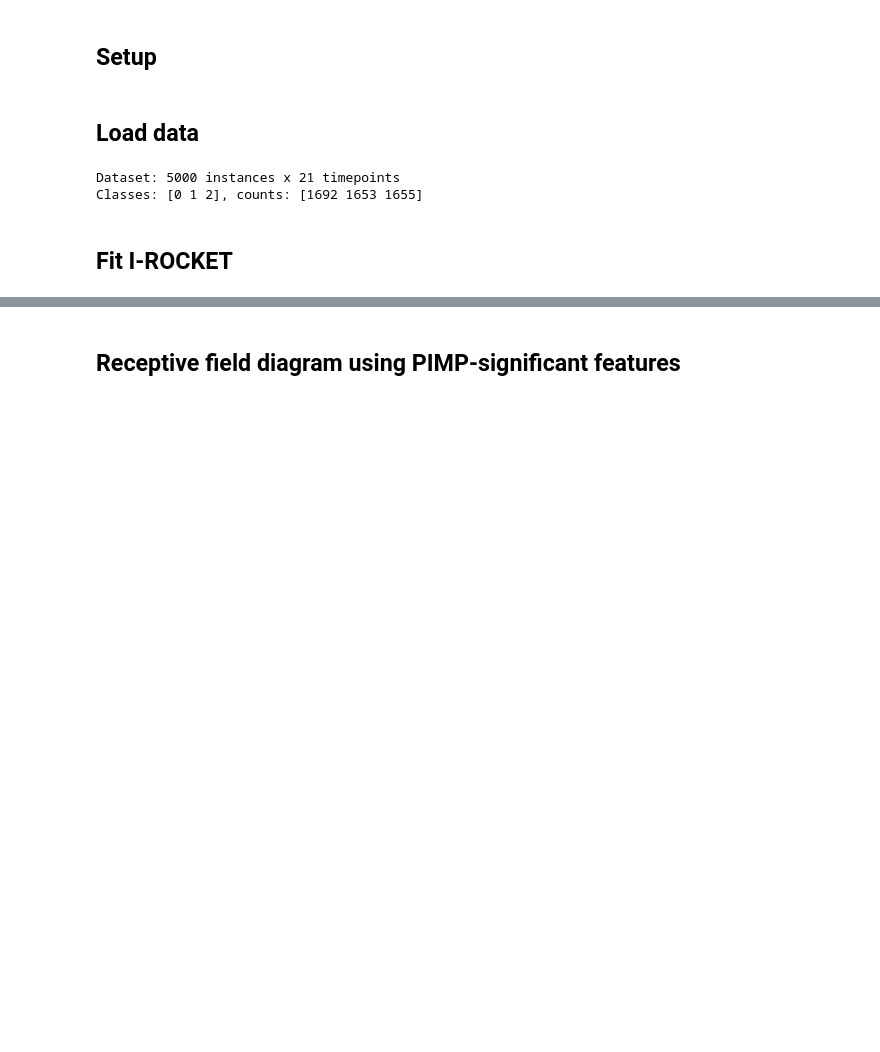
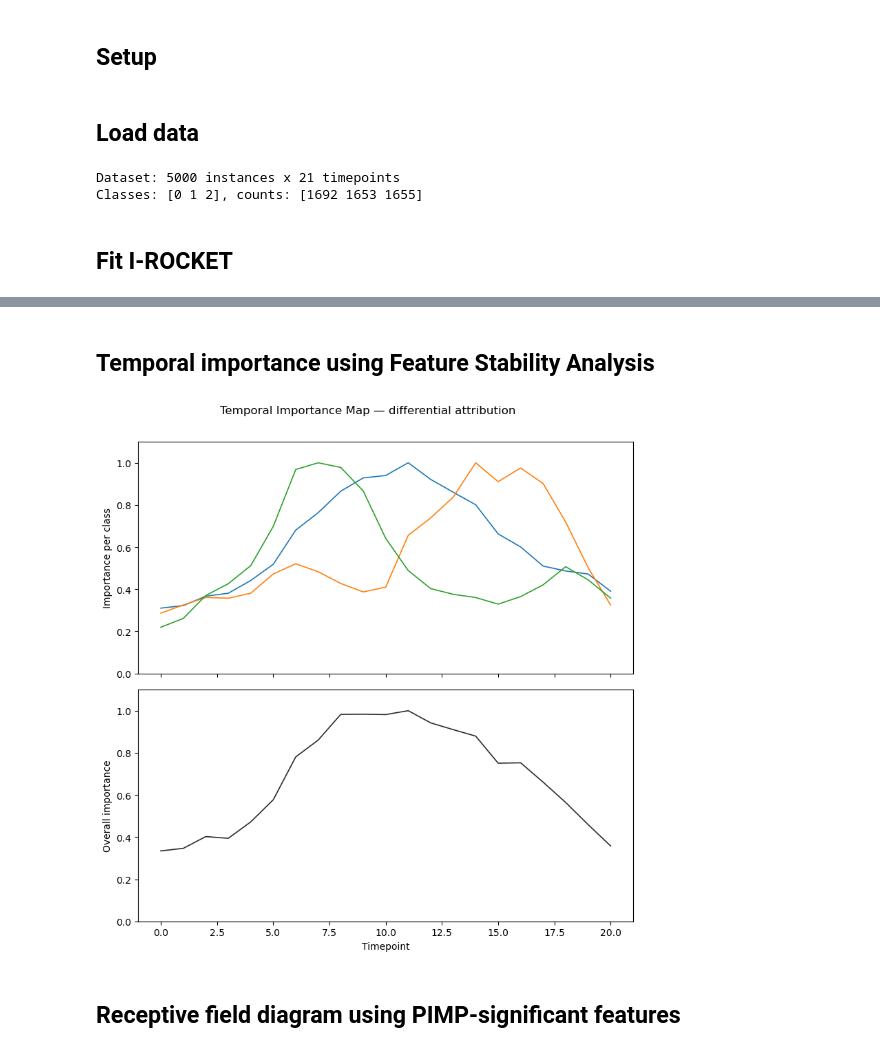
Before and after one commit to LaubachLab/i-rocket, a Jupyter notebook: examples/demo_pimp.ipynb, the cells around one changed output, grey strips where cells are left out. Cells and saved outputs as stored; diff of their text form; code cells hidden in the pictures; blank space fills up the shorter version.

```diff
--- a/examples/demo_pimp.ipynb
+++ b/examples/demo_pimp.ipynb
@@ -206,3 +200,13 @@ fig, imp = model.plot_temporal_importance(
+# %% [markdown]
+## Temporal importance using Feature Stability Analysis
+# %%
+fig, imp = model.plot_temporal_importance(
+    X, y, n_examples=100,
+    feature_mask=stable_features,
+    figsize=(8, 8),
+)
+# %% [output]
+[figure, added]
 # %% [markdown]
 ## Receptive field diagram using PIMP-significant features
 # %%
```
Also changed, not shown: parts of 18 cells of this notebook, 2 other files.
